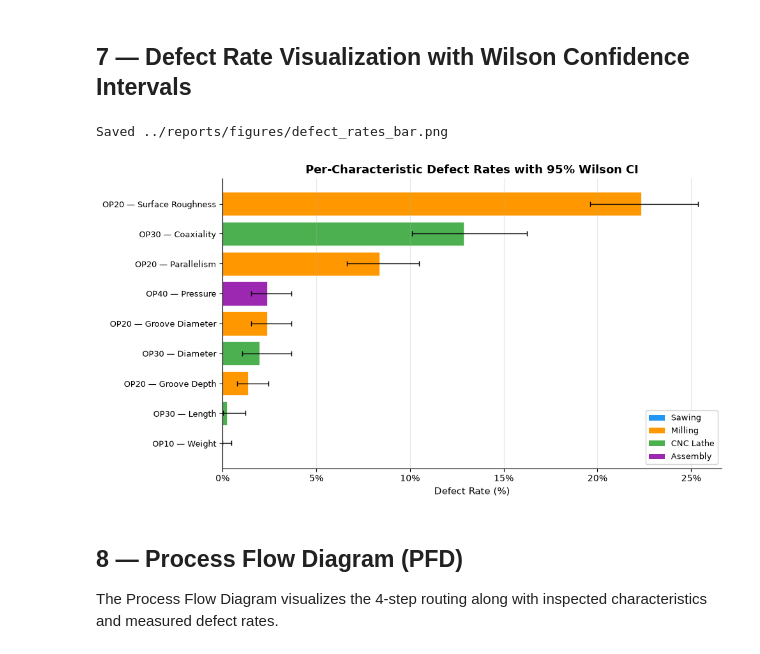
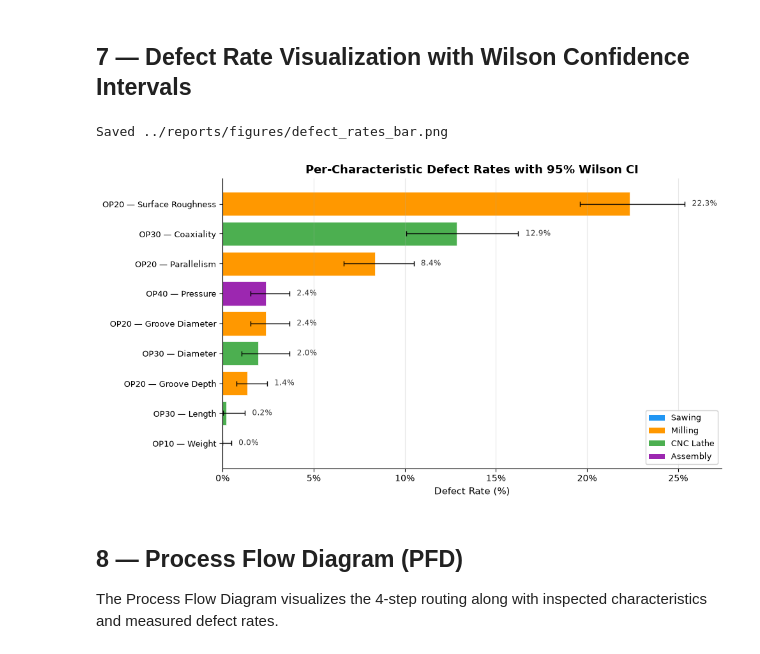
Before and after one commit to Siddardth7/nexus-fmea, a Jupyter notebook: notebooks/01_occurrence_from_data.ipynb, the cells around one changed output. Cells and saved outputs as stored; diff of their text form; code cells hidden in the pictures.

```diff
--- a/notebooks/01_occurrence_from_data.ipynb
+++ b/notebooks/01_occurrence_from_data.ipynb
@@ -238,35 +238,41 @@ err_high = df_plot['ci_high'] - df_plot['defect_rate']
 
 labels = [
     f"{row.step_id} — {row.characteristic.split('_', 1)[1].replace('_', ' ').title()}"
     for _, row in df_plot.iterrows()
 ]
 
 fig, ax = plt.subplots(figsize=(10, 5.5))
 ax.barh(
     range(len(df_plot)), df_plot['defect_rate'] * 100,
     xerr=[err_low * 100, err_high * 100],
     color=colors, edgecolor='white', linewidth=0.5,
     capsize=3, error_kw={'linewidth': 1.0, 'color': '#555'}
 )
 ax.set_yticks(range(len(df_plot)))
 ax.set_yticklabels(labels, fontsize=9)
 ax.set_xlabel('Defect Rate (%)', fontsize=11)
 ax.set_title('Per-Characteristic Defect Rates with 95% Wilson CI', fontsize=13, fontweight='bold')
 ax.xaxis.set_major_formatter(mticker.PercentFormatter(decimals=0))
 ax.spines['top'].set_visible(False)
 ax.spines['right'].set_visible(False)
 ax.grid(axis='x', alpha=0.3)
 
 legend_handles = [Patch(facecolor=c, label=op) for op, c in OP_COLORS.items()]
 ax.legend(handles=legend_handles, loc='lower right', fontsize=9, framealpha=0.9)
 
+# Value labels at the end of each CI whisker for at-a-glance reading
+for idx, (rate, hi) in enumerate(zip(df_plot['defect_rate'], df_plot['ci_high'])):
+    ax.text(hi * 100 + 0.4, idx, f'{rate * 100:.1f}%',
+            va='center', ha='left', fontsize=8.5, color='#333')
+ax.margins(x=0.08)
+
 plt.tight_layout()
-fig.savefig('../reports/figures/defect_rates_bar.png', dpi=150, bbox_inches='tight')
+fig.savefig('../reports/figures/defect_rates_bar.png', dpi=200, bbox_inches='tight')
 print("Saved ../reports/figures/defect_rates_bar.png")
 plt.show()
 # %% [output]
 Saved ../reports/figures/defect_rates_bar.png
-[figure, old version]
+[figure, new version]
 # %% [markdown]
 ## 8 — Process Flow Diagram (PFD)
 
```
Also changed, not shown: parts of 2 cells of this notebook, 17 other files.
